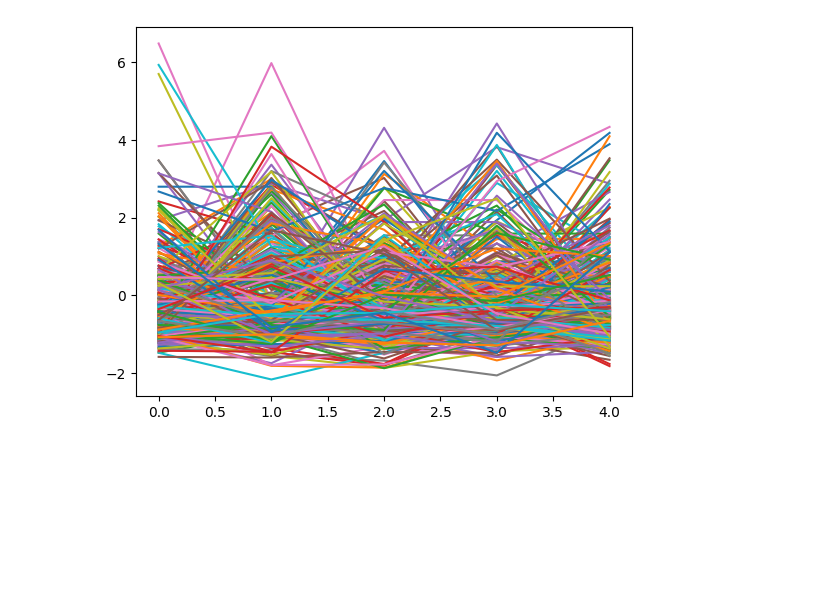
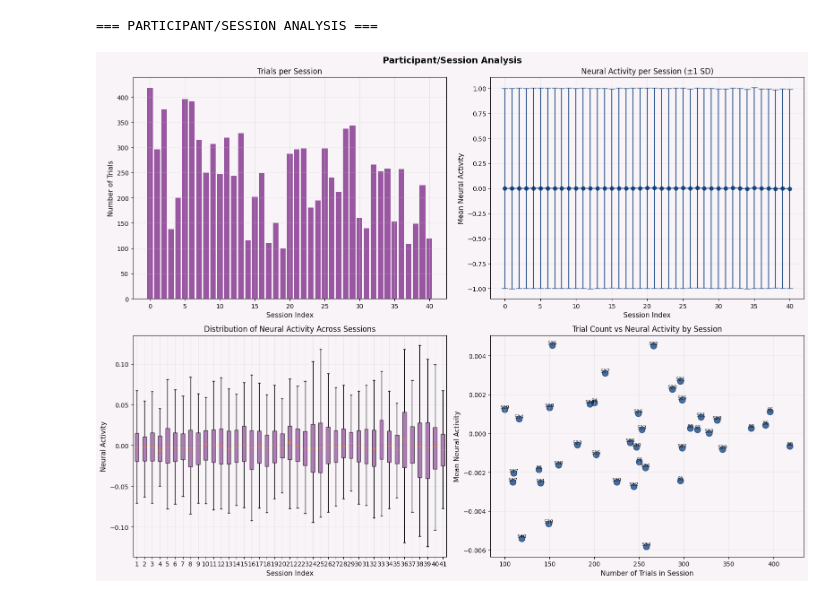
Before and after one commit to mel6502/Brain2Text25, a Jupyter notebook: test_ke_ai.ipynb, the cells around one changed output. Cells and saved outputs as stored; diff of their text form; code cells hidden in the pictures; blank space fills up the shorter version.

```diff
--- a/test_ke_ai.ipynb
+++ b/test_ke_ai.ipynb
@@ -121,5 +448,80 @@ However, there is one key point to keep in mind.
 # %%
-plt.plot(data[0][1]['neural_features'][1][:5])
+print("\n=== PARTICIPANT/SESSION ANALYSIS ===")
+
+# Create figure for participant analysis
+fig, axes = plt.subplots(2, 2, figsize=(16, 12))
+fig.suptitle('Participant/Session Analysis', fontsize=14, fontweight='bold', color=CUSTOM_COLORS['dark'])
+
+# 4.1 Trials per session
+session_trials = df.groupby('session_idx').size()
+axes[0, 0].bar(session_trials.index, session_trials.values,
+              color=CUSTOM_COLORS['primary'], alpha=0.8)
+axes[0, 0].set_xlabel('Session Index')
+axes[0, 0].set_ylabel('Number of Trials')
+axes[0, 0].set_title('Trials per Session')
+axes[0, 0].grid(True, alpha=0.3)
+
+# 4.2 Neural signal statistics per session
+session_neural_stats = df.groupby('session_idx').agg({
+    'neural_mean': 'mean',
+    'neural_std': 'mean',
+    'neural_max': 'mean'
+}).reset_index()
+
+# Plot neural mean per session
+axes[0, 1].errorbar(session_neural_stats['session_idx'], session_neural_stats['neural_mean'],
+                   yerr=session_neural_stats['neural_std'], fmt='o-',
+                   color=CUSTOM_COLORS['secondary'], capsize=5, alpha=0.8)
+axes[0, 1].set_xlabel('Session Index')
+axes[0, 1].set_ylabel('Mean Neural Activity')
+axes[0, 1].set_title('Neural Activity per Session (±1 SD)')
+axes[0, 1].grid(True, alpha=0.3)
+
+# 4.3 Distribution of neural activity across sessions
+session_data = []
+for session in df['session_idx'].unique():
+    session_neural = df[df['session_idx'] == session]['neural_mean'].values
+    session_data.append(session_neural)
+
+box = axes[1, 0].boxplot(session_data, patch_artist=True, showfliers=False)
+# Customize box colors
+for patch in box['boxes']:
+    patch.set_facecolor(CUSTOM_COLORS['primary'])
+    patch.set_alpha(0.6)
+
+axes[1, 0].set_xlabel('Session Index')
+axes[1, 0].set_ylabel('Neural Activity')
+axes[1, 0].set_title('Distribution of Neural Activity Across Sessions')
+axes[1, 0].grid(True, alpha=0.3)
+
+# 4.4 Correlation between trial count and neural activity
+axes[1, 1].scatter(session_trials.values, session_neural_stats['neural_mean'],
+                  s=100, alpha=0.7, color=CUSTOM_COLORS['secondary'])
+axes[1, 1].set_xlabel('Number of Trials in Session')
+axes[1, 1].set_ylabel('Mean Neural Activity')
+axes[1, 1].set_title('Trial Count vs Neural Activity by Session')
+
+# Add session labels
+for i, (x, y) in enumerate(zip(session_trials.values, session_neural_stats['neural_mean'])):
+    axes[1, 1].text(x, y, f'S{i}', fontsize=8, ha='center', va='bottom')
+
+axes[1, 1].grid(True, alpha=0.3)
+
+plt.tight_layout()
+
+# Save the figure
+plt.savefig('./results/participant_analysis.png', dpi=300, bbox_inches='tight', facecolor=CUSTOM_COLORS['background'])
 plt.show()
+
+# Display session statistics table
+print("\nSession statistics:")
+session_stats = df.groupby('session_idx').agg({
+    'trial_num': 'count',
+    'neural_mean': ['mean', 'std', 'min', 'max'],
+    'word_count': 'mean',
+    'phoneme_count': 'mean'
+}).round(2)
+print(session_stats.head(10))
 # %% [output]
+=== PARTICIPANT/SESSION ANALYSIS ===
-[figure, old version]
+[figure, new version]
```
Also changed, not shown: parts of 17 cells of this notebook, 2 other files.
